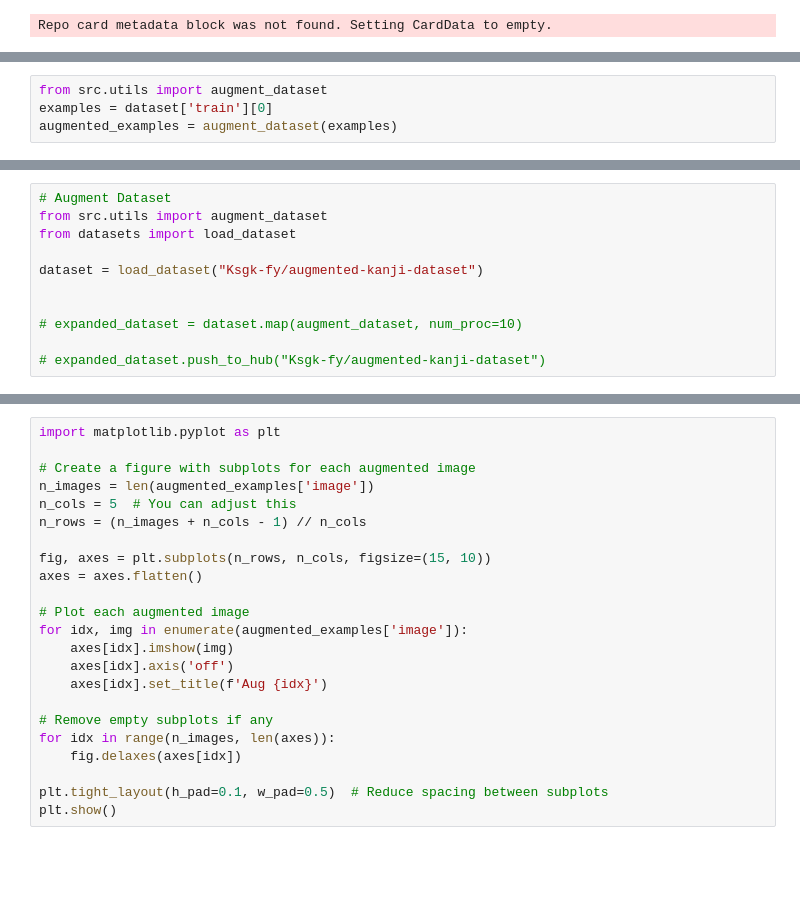
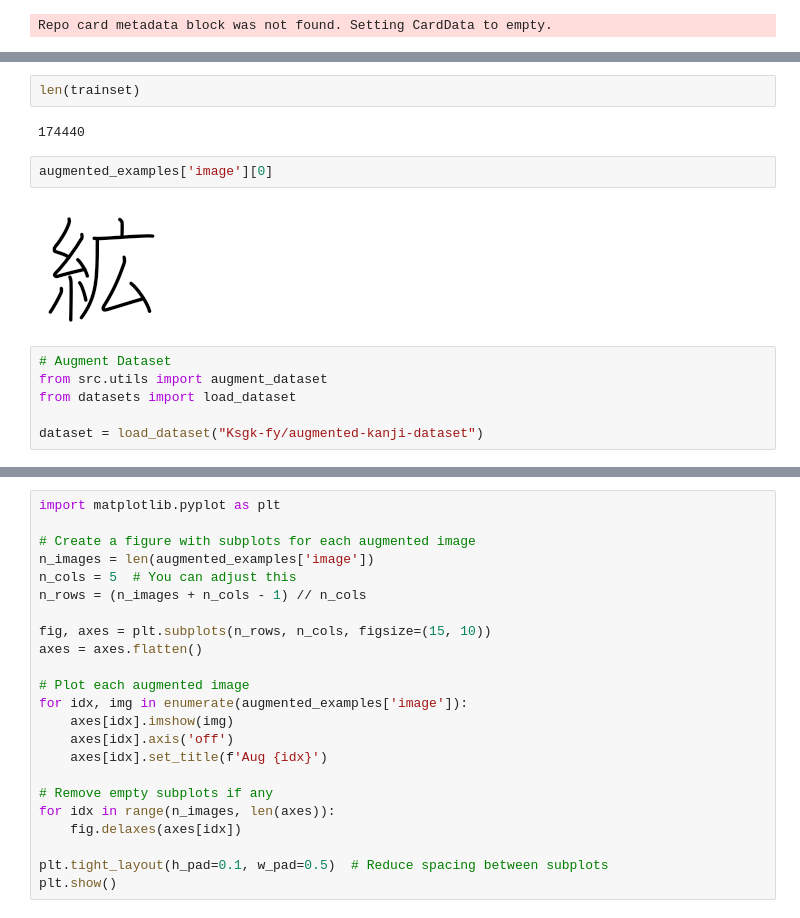
Before and after one commit to fangyuan-ksgk/DiffuseDraw, a Jupyter notebook: test.ipynb, the cells around one changed output, grey strips where cells are left out. Saved outputs shown, nothing was run; the diff lists cells and outputs as text; blank space fills up the shorter version.

```diff
--- a/test.ipynb
+++ b/test.ipynb
@@ -80,4 +75,0 @@ dataset = load_dataset(dataset_name)
-# %%
-from src.utils import augment_dataset
-examples = dataset['train'][0]
-augmented_examples = augment_dataset(examples)
@@ -84,11 +112,14 @@ augmented_examples = augment_dataset(examples)
+# %%
+len(trainset)
+# %% [output]
+174440
+# %%
+augmented_examples['image'][0]
+# %% [output]
+[figure, added]
 # %%
 # Augment Dataset
 from src.utils import augment_dataset
 from datasets import load_dataset
 
 dataset = load_dataset("Ksgk-fy/augmented-kanji-dataset")
-
-
-# expanded_dataset = dataset.map(augment_dataset, num_proc=10)
-
-# expanded_dataset.push_to_hub("Ksgk-fy/augmented-kanji-dataset")
```
Also changed, not shown: parts of 4 cells of this notebook, 3 other files.
